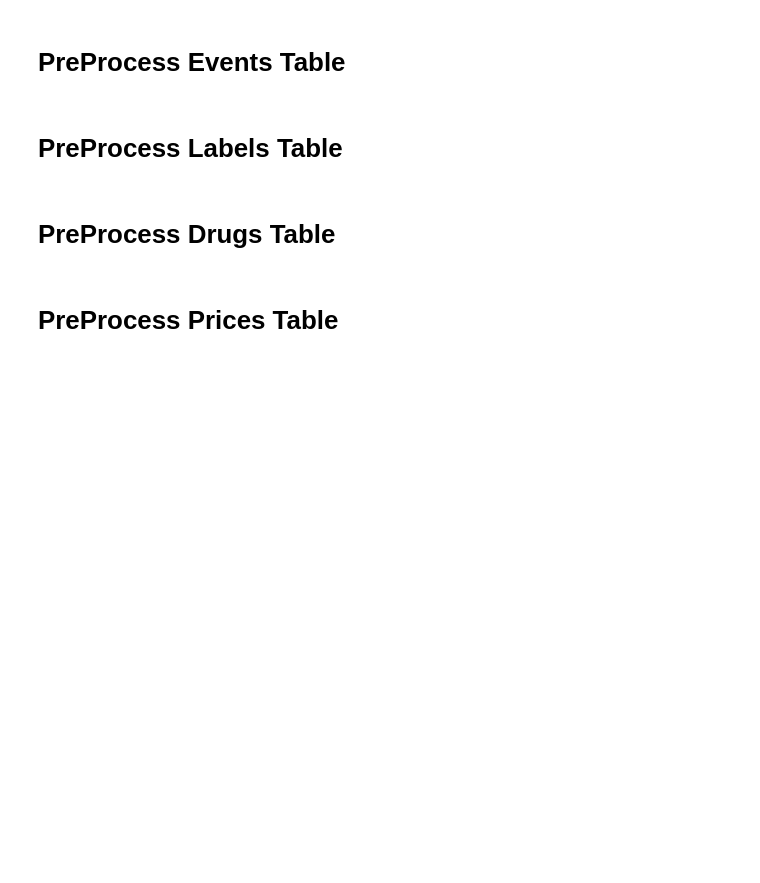
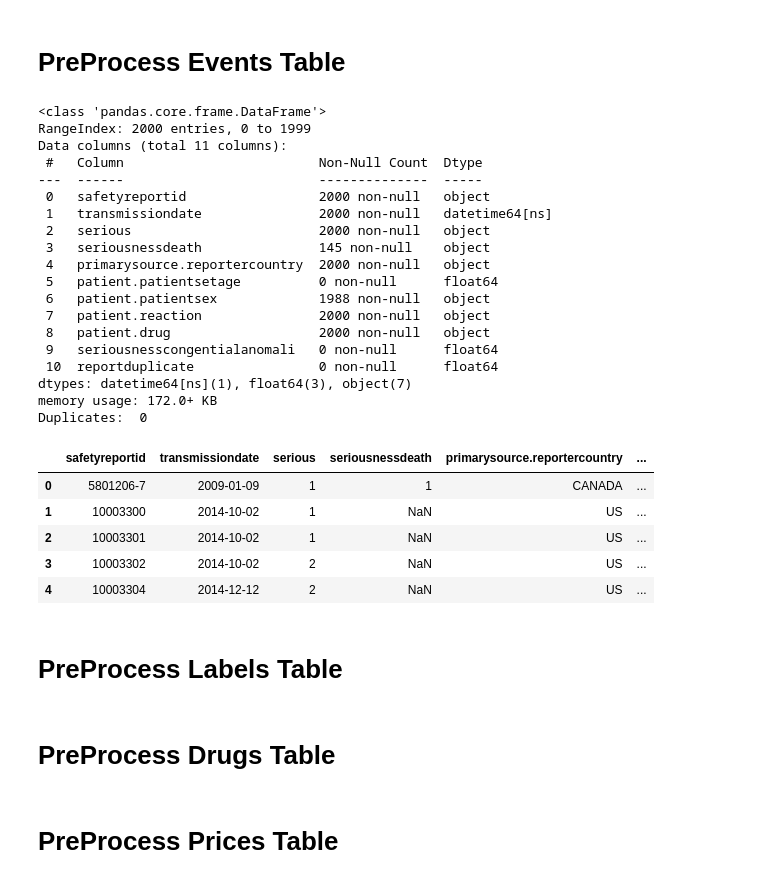
Before and after one commit to teamlunarlanding/Pharma-Drug-Surveillance, a Jupyter notebook: DataProcessing.ipynb, the cells around one changed output. Saved outputs shown, nothing was run; the diff lists cells and outputs as text; code cells hidden in the pictures; blank space fills up the shorter version.

Commit message:
preprocessing cont.
*fixed text processing function
*added function to add sequential index column
*defined columns in the events table

```diff
--- a/DataProcessing.ipynb
+++ b/DataProcessing.ipynb
@@ -92,7 +101,7 @@ def fetch_data(max_requests):
     return documents
 
 # Fetch the data
-documents = fetch_data(max_requests=2)
+documents = fetch_data(max_requests=1)
 
 # Save the data to a CSV file
 documents_df = pd.DataFrame(documents)
@@ -564,15 +572,23 @@ labels_table = pd.DataFrame(labels_df, columns = ["effective_time",
 # %% [markdown]
 # Preprocess Documents Table
 # %%
+start_time = time.time()
+
+documents_table = pd.DataFrame(documents_df, columns=["doc_type", "year", "text"])
+
+documents_table = add_sequential_index(documents_table,'doc_id')
+
 documents_table.info()
 
 print(documents_table['doc_type'].unique())
 
-# doc_type (VARCHAR(4)) - does not need preprocess
-# year (INT) - does not need preprocessing
-# text (VARCHAR(tbd)) - needs text preprocessing pipeline
+documents_table['text_processed'] = documents_table['text'].apply(lambda x: process_text(x))
 
-documents_table['text_processed'] = process_text(documents_table['text'])
+end_time = time.time()
+
+duration = end_time - start_time
+
+print("Time taken for", len(documents_table), "records: ", round(duration,2), " seconds")
 
 documents_table.head()
 # %% [output]
@@ -590,5 +614,47 @@ memory usage: 207.6+ KB
 # %% [markdown]
 # PreProcess Events Table
+# %%
+len(documents_table)
+
+events_table.info()
+
+duplicates = events_table.duplicated(subset=['safetyreportid']).sum()
+
+print("Duplicates: ", duplicates)
+
+events_table['transmissiondate'] = pd.to_datetime(events_table['transmissiondate'], format='%Y%m%d')
+
+# Save 1 as life threatening, hospitalization, disability, congenital anomaly, or serious condition, 0 as not that
+events_table['serious'] = events_table['serious'].replace({1: 0, 2: 1})
+
+
+events_table.head()
+# %% [output]
+<class 'pandas.core.frame.DataFrame'>
+RangeIndex: 2000 entries, 0 to 1999
+Data columns (total 11 columns):
+ #   Column                         Non-Null Count  Dtype
+---  ------                         --------------  -----
+ 0   safetyreportid                 2000 non-null   object
+ 1   transmissiondate               2000 non-null   datetime64[ns]
+ 2   serious                        2000 non-null   object
+ 3   seriousnessdeath               145 non-null    object
+ 4   primarysource.reportercountry  2000 non-null   object
+ 5   patient.patientsetage          0 non-null      float64
+ 6   patient.patientsex             1988 non-null   object
+ 7   patient.reaction               2000 non-null   object
+ 8   patient.drug                   2000 non-null   object
+ 9   seriousnesscongentialanomali   0 non-null      float64
+ 10  reportduplicate                0 non-null      float64
+dtypes: datetime64[ns](1), float64(3), object(7)
+memory usage: 172.0+ KB
+Duplicates:  0
+|  | safetyreportid | transmissiondate | serious | seriousnessdeath | primarysource.reportercountry | ... |
+| 0 | 5801206-7 | 2009-01-09 | 1 | 1 | CANADA | ... |
+| 1 | 10003300 | 2014-10-02 | 1 | NaN | US | ... |
+| 2 | 10003301 | 2014-10-02 | 1 | NaN | US | ... |
+| 3 | 10003302 | 2014-10-02 | 2 | NaN | US | ... |
+| 4 | 10003304 | 2014-12-12 | 2 | NaN | US | ... |
 # %% [markdown]
 # PreProcess Labels Table
 # %% [markdown]
```
Also changed, not shown: parts of 11 cells of this notebook, 1 other file.
